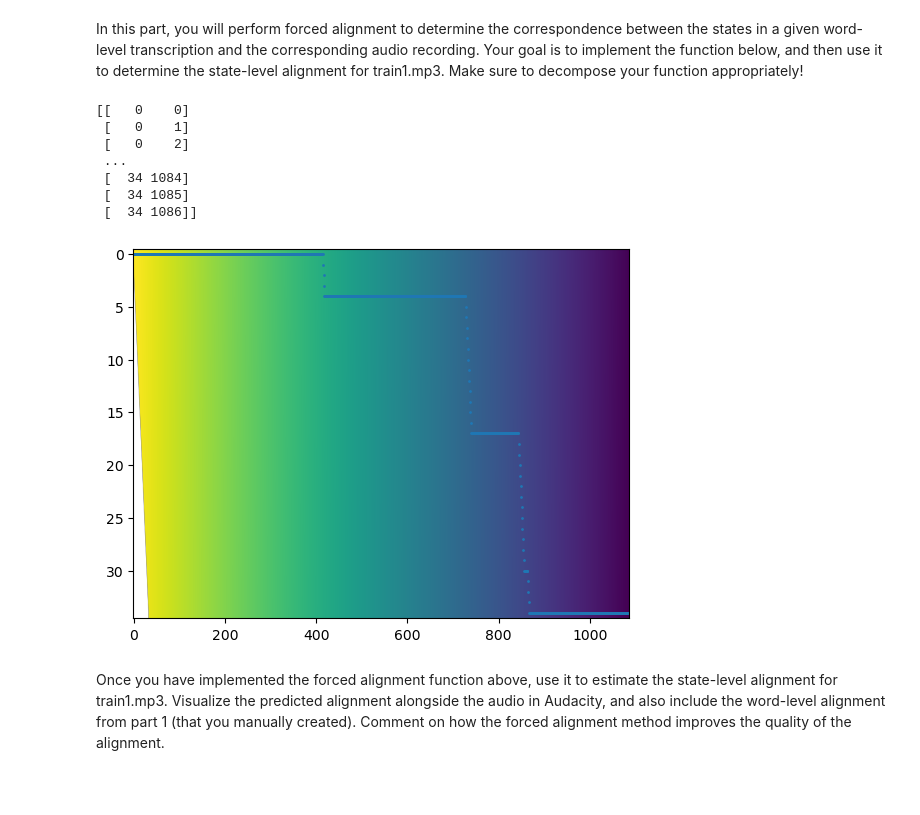
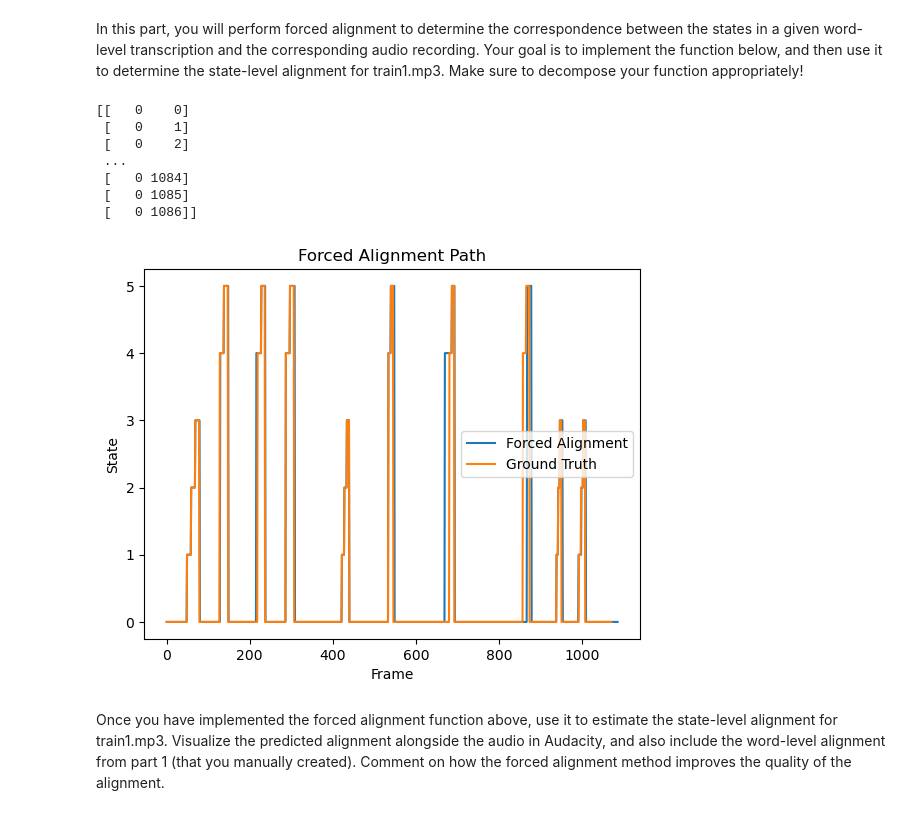
Before and after one commit to THENIROCK/toy-speech-recognizer, a Jupyter notebook: hw8.ipynb, the cells around one changed output. Cells and saved outputs as stored; diff of their text form; code cells hidden in the pictures; blank space fills up the shorter version.

Commit message:
force align works ?? lol lmao

```diff
--- a/hw8.ipynb
+++ b/hw8.ipynb
@@ -916,21 +1061,27 @@ def forcedAlignment(audiofile, word_transcript, model, stateStr2id):
 # %%
 path, IDseq = forcedAlignment(Path(AUDIO_DIR, 'train1.wav'), 'yes no no no yes no no no yes yes', (A, pi, means, covars), stateStr2id)
+
+print(path)
 
 y = path[:,0]
 x = path[:,1]
 
-plt.scatter(x, y, s=1)
-
-print(path)
+plt.plot(x, y, label='Forced Alignment')
+plt.plot(S, label='Ground Truth')
+plt.xlabel('Frame')
+plt.ylabel('State')
+plt.title('Forced Alignment Path')
+plt.legend()
+plt.show()
 # %% [output]
 [[   0    0]
  [   0    1]
  [   0    2]
  ...
- [  34 1084]
- [  34 1085]
- [  34 1086]]
+ [   0 1084]
+ [   0 1085]
+ [   0 1086]]
-[figure, old version]
+[figure, new version]
 # %% [markdown]
 Once you have implemented the forced alignment function above, use it to estimate the state-level alignment for train1.mp3.  Visualize the predicted alignment alongside the audio in Audacity, and also include the word-level alignment from part 1 (that you manually created).  Comment on how the forced alignment method improves the quality of the alignment.
 # %%
```
Also changed, not shown: parts of 4 cells of this notebook, 2 other files.
